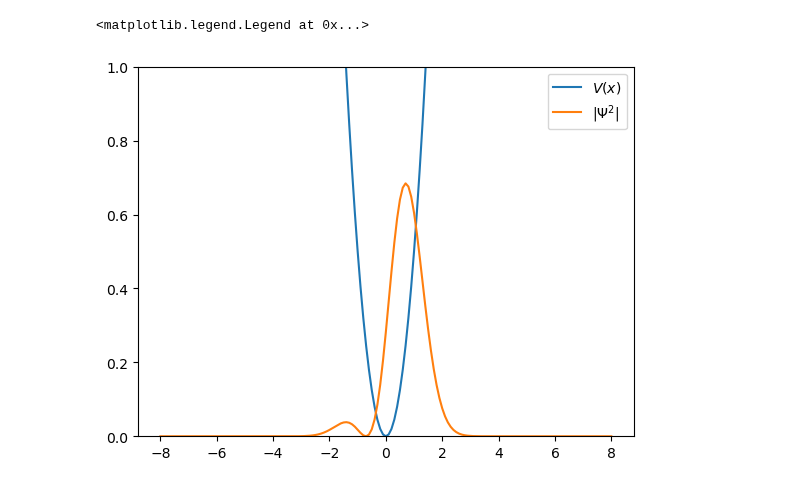
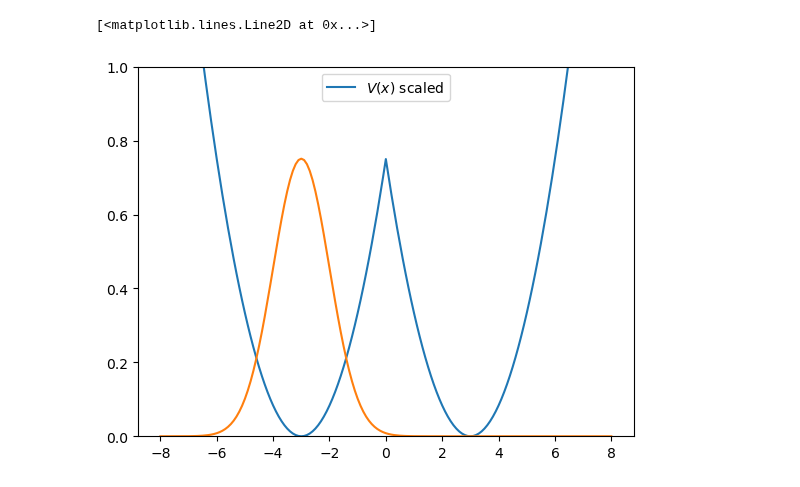
Before and after one commit to EmilLenler/PhD-Work, a Jupyter notebook: Teaching/2nd Try Split Step.ipynb, the cells around one changed output. Saved outputs shown, nothing was run; the diff lists cells and outputs as text; code cells hidden in the pictures.

```diff
--- a/Teaching/2nd Try Split Step.ipynb
+++ b/Teaching/2nd Try Split Step.ipynb
@@ -12,7 +12,7 @@ dt = 0.1
 dx = 0.1
 xmax = 8
 
-#seperation = 6
+seperation = 6
 #nmeasure = 1000
 # %%
 ts = np.arange(t0,tf+dt,dt,dtype = np.complex64)
@@ -24,17 +24,21 @@ N = np.size(xs)
 ks = np.linspace(-N/2,N/2-1,N,dtype = np.complex64)*(2*np.pi)/(N*dx)
 w = 1
 
-Vx =  0.5*w**2*xs**2
+Vx=0.5*(abs(xs)-seperation/2)**2
 T = 0.5*ks**2
 # %%
-plt.plot(xs,Vx,label = r'$V(x)$')
-psi_0 = 1/np.sqrt(2)*((w/np.pi)**(1/4))*((np.exp(-xs**2/2))+np.sqrt(2)*xs*np.exp(-xs**2/2))
-plt.plot(xs,psi_0**2,label = r'$\vert \Psi^2\vert$')
+plt.plot(xs,Vx/6,label = r'$V(x)$ scaled')
+#psi_0 = 1/np.sqrt(2)*((w/np.pi)**(1/4))*((np.exp(-xs**2/2))+np.sqrt(2)*xs*np.exp(-xs**2/2))
+#plt.plot(xs,psi_0**2,label = r'$\vert \Psi^2\vert$')
 plt.ylim(0,1)
 plt.legend()
+def psi0(x):
+    return np.pi**(-1/4)*np.exp(-x**2/2)
+psi_init = psi0(xs+seperation/2)
+plt.plot(xs,psi_init)
 # %% [output]
-<matplotlib.legend.Legend at 0x...>
+[<matplotlib.lines.Line2D at 0x...>]
-[figure, old version]
+[figure, new version]
 # %%
 def split_step_propagate(V,T,delta_t,psi):
     phi = fft(psi)
```
Also changed, not shown: parts of 2 cells of this notebook, 2 other files.
